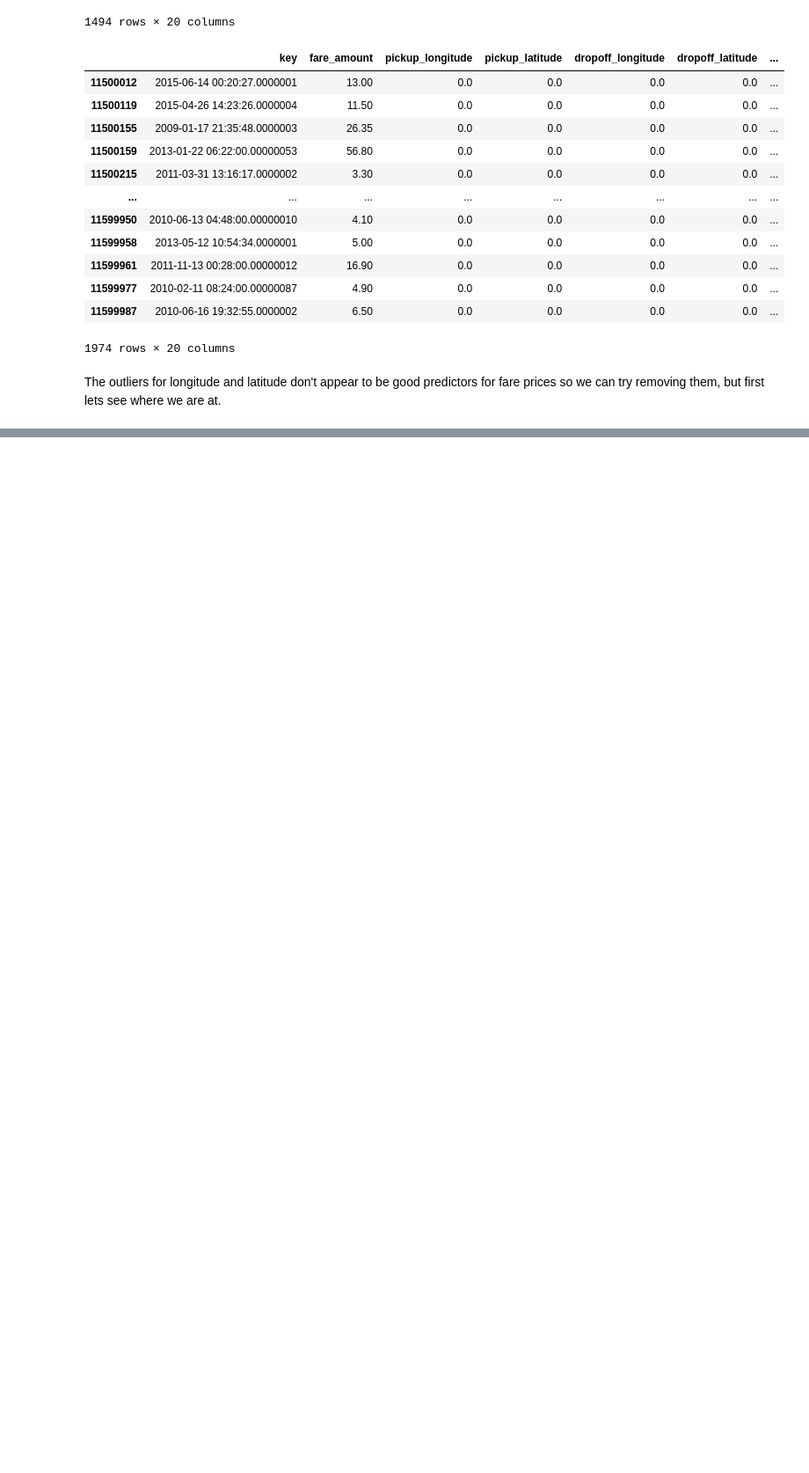
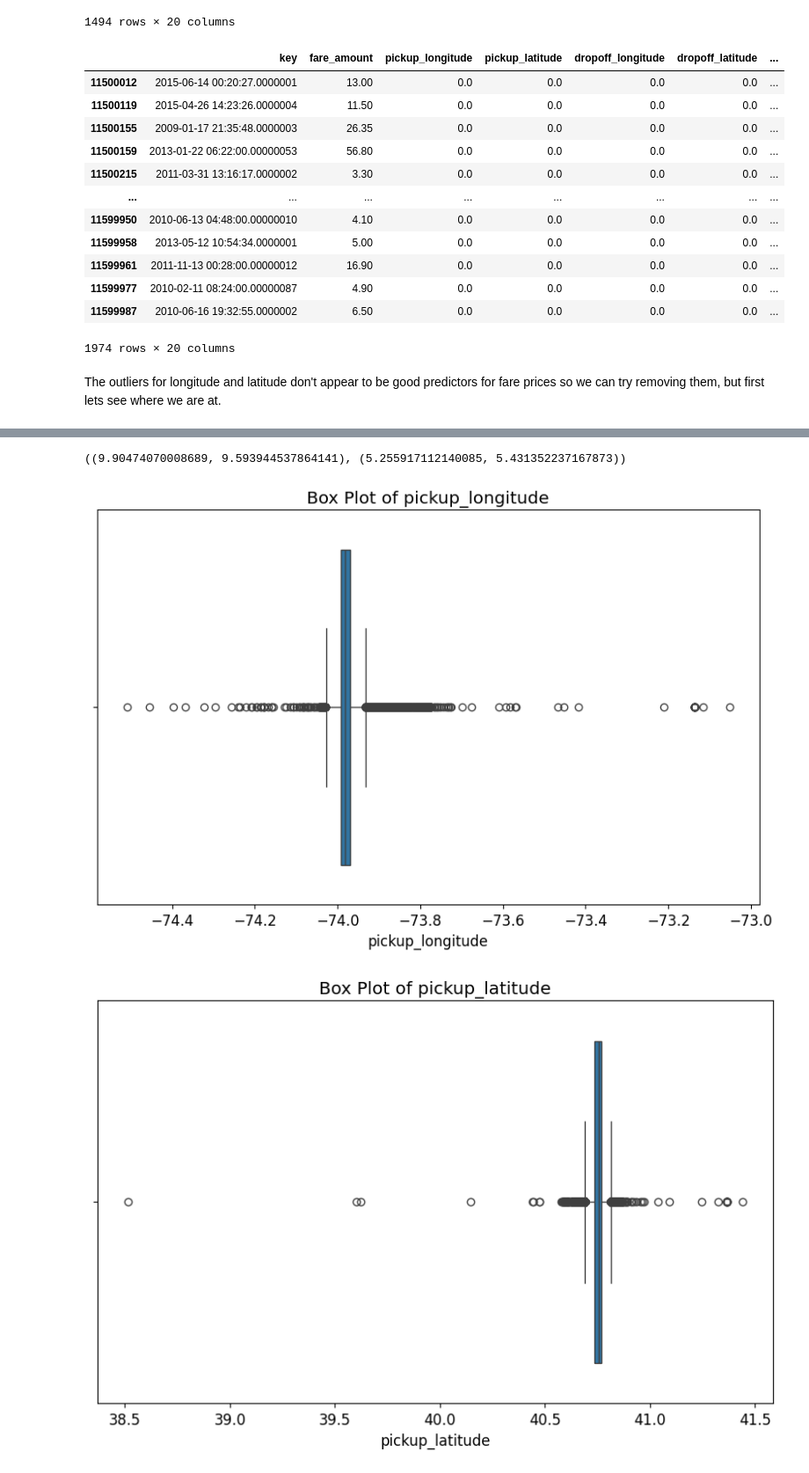
Before and after one commit to loganhartford/taxi_fare, a Jupyter notebook: taxi_fare.ipynb, the cells around one changed output, grey strips where cells are left out. Shown at 88% size. Cells and saved outputs as stored; diff of their text form; code cells hidden in the pictures; blank space fills up the shorter version.

```diff
--- a/taxi_fare.ipynb
+++ b/taxi_fare.ipynb
@@ -647,0 +660,14 @@ To do
+# %%
+avg_d_long = short_xs["dropoff_longitude"].mean()
+avg_d_lat = short_xs["dropoff_latitude"].mean()
+avg_p_long = short_xs["pickup_longitude"].mean()
+avg_p_lat = short_xs["pickup_latitude"].mean()
+# %%
+out_xs = short_xs.copy()
+print(len(out_xs))
+delta = 2
+mask = (out_xs["dropoff_longitude"] > (avg_d_long - delta)) & (out_xs["dropoff_longitude"] < (avg_d_long + delta))
+out_xs = out_xs[mask]
+out_y = short_y.copy()
+out_y = out_y[mask]
+print(len(out_xs)), print(len(out_y))
@@ -647,0 +679,11 @@ To do
+# %%
+mask = (out_xs["dropoff_latitude"] > (avg_d_lat - delta)) & (out_xs["dropoff_latitude"] < (avg_d_lat + delta))
+out_xs = out_xs[mask]
+out_y = out_y[mask]
+mask = (out_xs["pickup_longitude"] > (avg_p_long - delta)) & (out_xs["pickup_longitude"] < (avg_p_long + delta))
+out_xs = out_xs[mask]
+out_y = out_y[mask]
+mask = (out_xs["pickup_latitude"] > (avg_p_lat - delta)) & (out_xs["pickup_latitude"] < (avg_p_lat + delta))
+out_xs = out_xs[mask]
+out_y = out_y[mask]
+print(len(out_xs)), print(len(out_y))
@@ -647,0 +694,14 @@ To do
+# %%
+out_m = DecisionTreeRegressor(max_leaf_nodes=10)
+out_m.fit(out_xs, out_y);
+get_metrics(m_base, xs_base, valid_xs_base, y, valid_y), get_metrics(out_m, out_xs, valid_xs, out_y, valid_y)
+# %% [output]
+((9.90474070008689, 9.593944537864141), (5.255917112140085, 5.431352237167873))
+# %%
+show_box_plot(out_xs, "pickup_longitude")
+show_box_plot(out_xs, "pickup_latitude")
+show_box_plot(out_xs, "dropoff_longitude")
+show_box_plot(out_xs, "dropoff_latitude")
+# %% [output]
+[figure, added]
+[figure, added]
```
Also changed, not shown: parts of 45 cells of this notebook.
